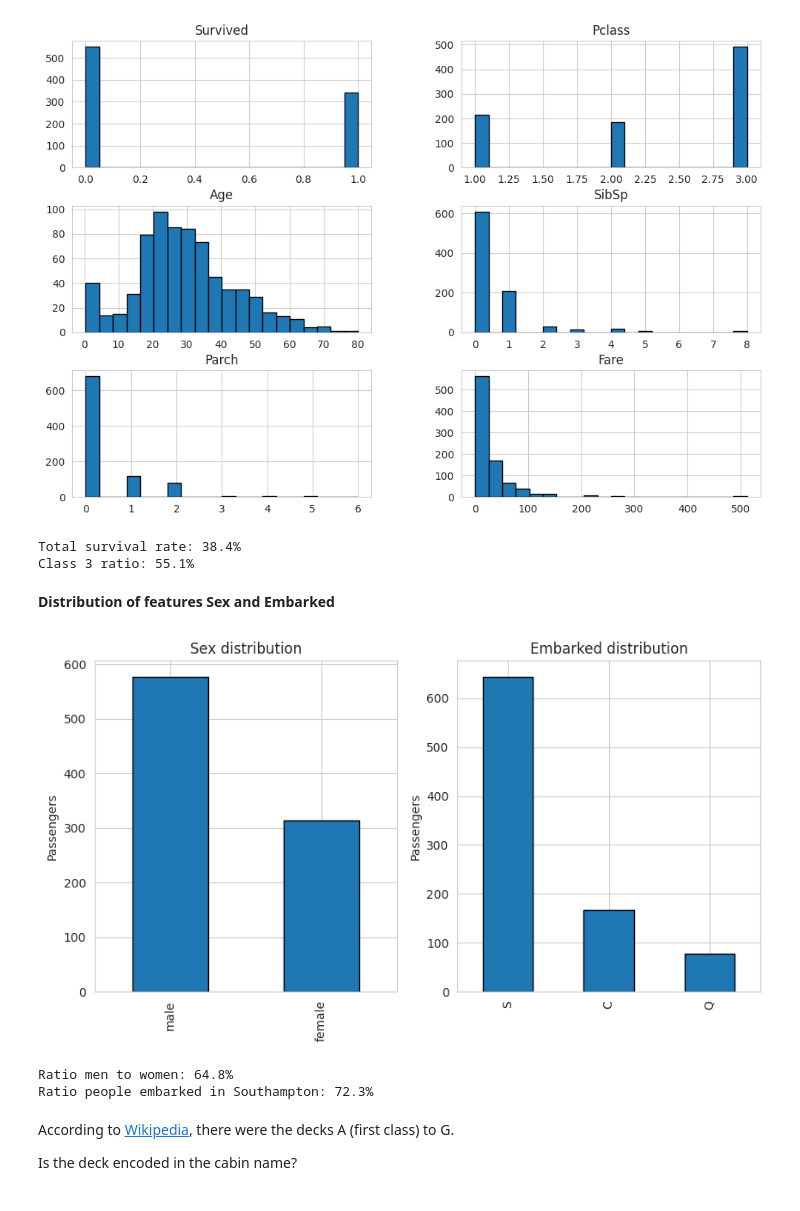
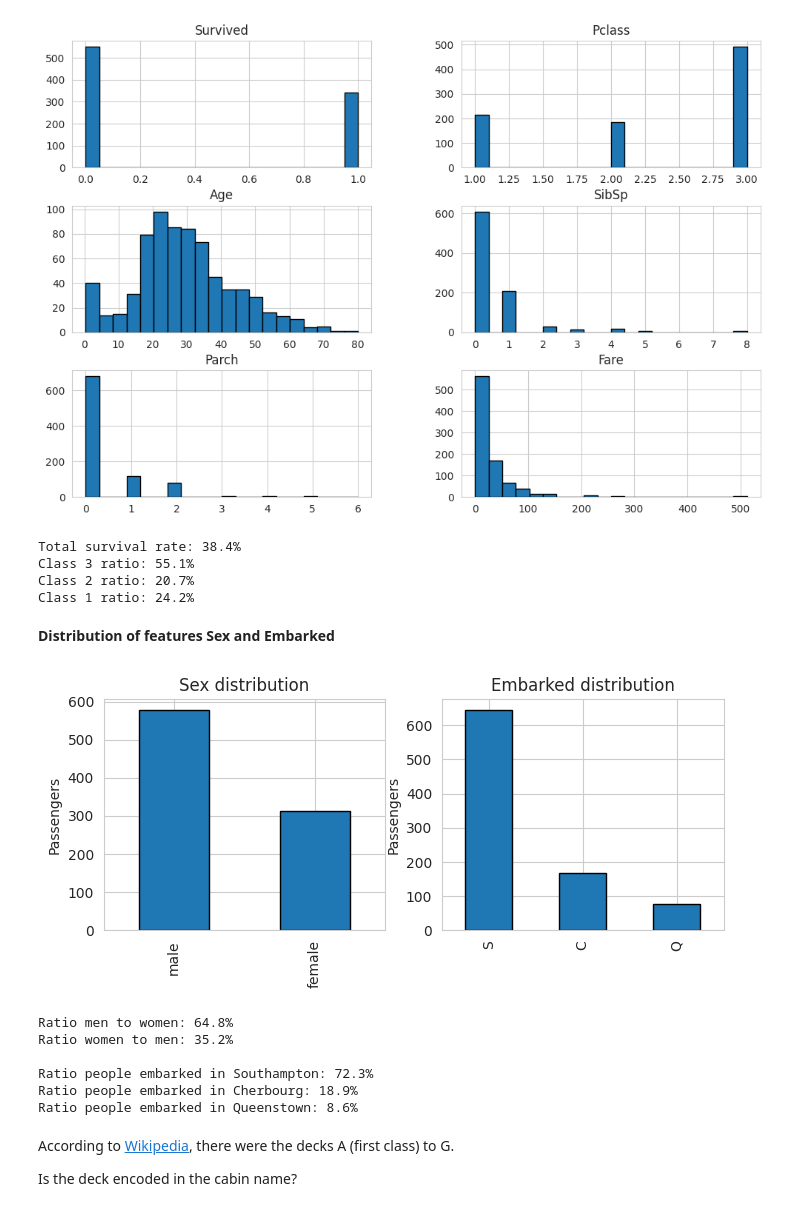
Before and after one commit to ManuelGehl/Titanic-Data-Analysis, a Jupyter notebook: titanic_data_exploration.ipynb, the cells around one changed output. Cells and saved outputs as stored; diff of their text form; code cells hidden in the pictures.

Commit message:
Updated some figures and survival rates printed

```diff
--- a/titanic_data_exploration.ipynb
+++ b/titanic_data_exploration.ipynb
@@ -76,39 +76,64 @@ print(f"Total survival rate: {total_survival_rate:.1f}%")
 class_3_passengers = len(train_dataset[train_dataset["Pclass"] == 3])
 class_3_ratio = 100 * class_3_passengers / total_passengers
 print(f"Class 3 ratio: {class_3_ratio:.1f}%")
+
+# Calculate ratio of passengers in class 2
+class_2_passengers = len(train_dataset[train_dataset["Pclass"] == 2])
+class_2_ratio = 100 * class_2_passengers / total_passengers
+print(f"Class 2 ratio: {class_2_ratio:.1f}%")
+
+# Calculate ratio of passengers in class 1
+class_1_passengers = len(train_dataset[train_dataset["Pclass"] == 1])
+class_1_ratio = 100 * class_1_passengers / total_passengers
+print(f"Class 1 ratio: {class_1_ratio:.1f}%")
 # %% [output]
 Total survival rate: 38.4%
 Class 3 ratio: 55.1%
+Class 2 ratio: 20.7%
+Class 1 ratio: 24.2%
 # %% [markdown]
 **Distribution of features Sex and Embarked**
 # %%
 # Check distribution of categorical features sex, embarked
 cat_features = ["Sex", "Embarked"]
-fix, axes = plt.subplots(1, 2, figsize=(10,5))
+fix, axes = plt.subplots(1, 2, figsize=(8,3))
 
 for i in range(2):
     train_dataset[cat_features[i]].value_counts().plot(kind="bar", ax=axes[i],
                                                        edgecolor="k")
     axes[i].set_ylabel("Passengers")
 
 axes[0].set_title("Sex distribution")
 axes[1].set_title("Embarked distribution")
 plt.show()
 # %% [output]
-[figure, old version]
+[figure, new version]
 # %%
-# Calculate ratio of men to women
+# Calculate ratio of gender
 count_men = len(train_dataset[train_dataset["Sex"] == "male"])
 ratio_men = 100 * count_men / total_passengers
 print(f"Ratio men to women: {ratio_men:.1f}%")
+print(f"Ratio women to men: {100 - ratio_men:.1f}% \n")
 
-# Calculate ratio of people embarked in Southampton
+# Calculate ratio of people according to port of embarkation
 count_southampton = len(train_dataset[train_dataset["Embarked"] == "S"])
 ratio_southampton = 100 * count_southampton / total_passengers
 print(f"Ratio people embarked in Southampton: {ratio_southampton:.1f}%")
+
+count_cherbourg = len(train_dataset[train_dataset["Embarked"] == "C"])
+ratio_cherbourg = 100 * count_cherbourg / total_passengers
+print(f"Ratio people embarked in Cherbourg: {ratio_cherbourg:.1f}%")
+
+count_queenstown = len(train_dataset[train_dataset["Embarked"] == "Q"])
+ratio_queenstown = 100 * count_queenstown / total_passengers
+print(f"Ratio people embarked in Queenstown: {ratio_queenstown:.1f}%")
 # %% [output]
 Ratio men to women: 64.8%
+Ratio women to men: 35.2%
+
 Ratio people embarked in Southampton: 72.3%
+Ratio people embarked in Cherbourg: 18.9%
+Ratio people embarked in Queenstown: 8.6%
 # %% [markdown]
 According to [Wikipedia](https://en.wikipedia.org/wiki/Titanic#Dimensions_and_layout), there were the decks A (first class) to G.
 
```
Also changed, not shown: parts of 3 cells of this notebook.
